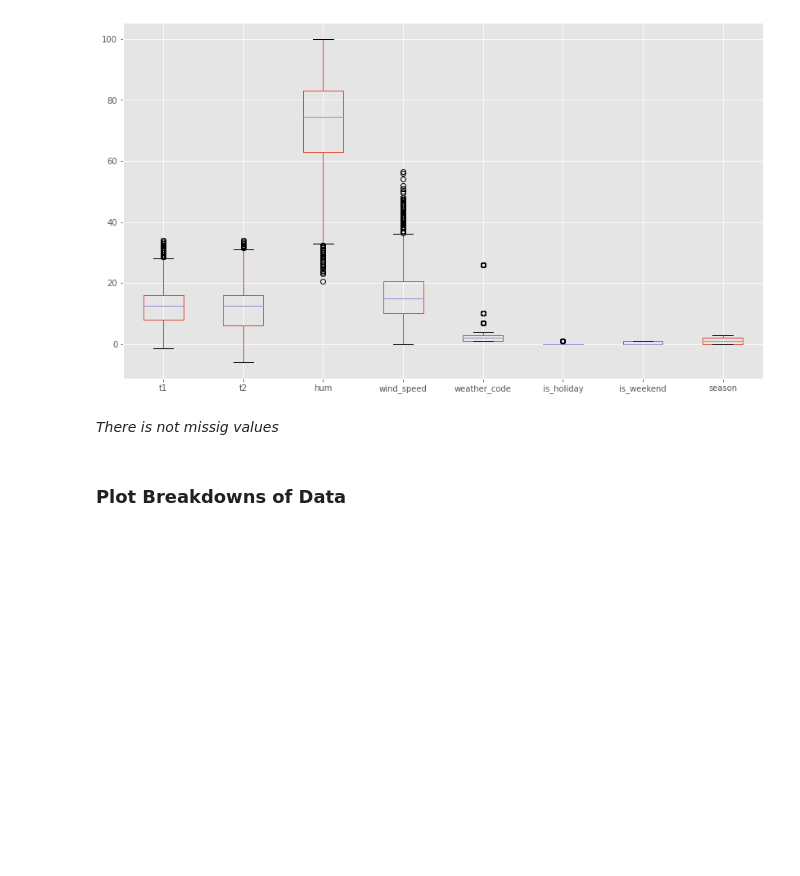
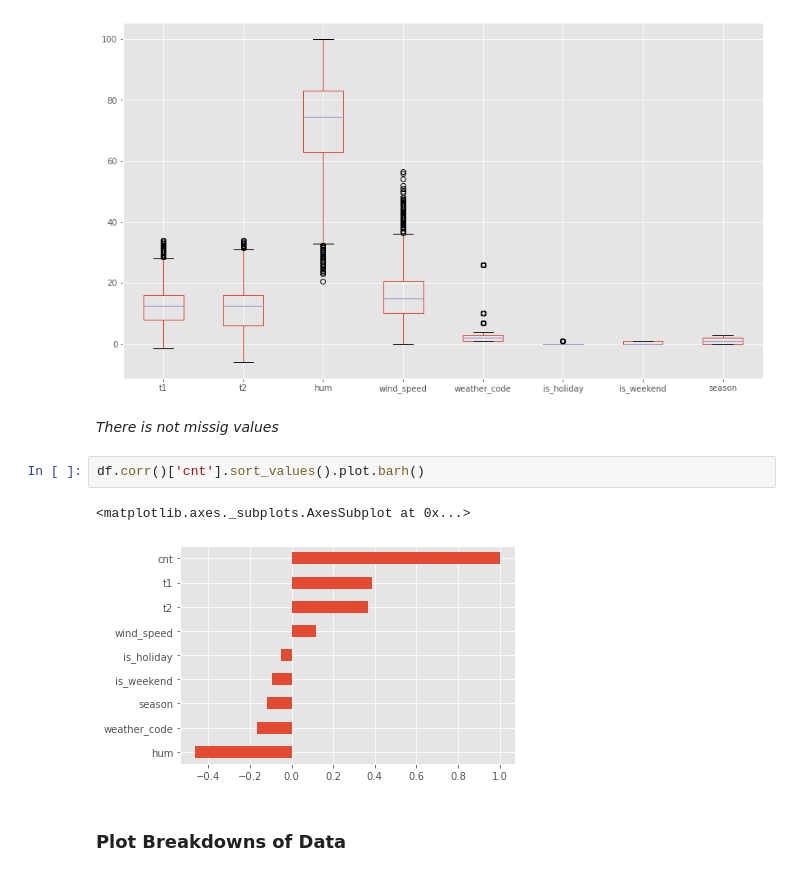
Before and after one commit to smeteo/Data_Science_and_Machine_Learning, a Jupyter notebook: 8._Capstone_Projects/Project_3_Demand_Prediction/Demand_Prediction_Capstone_3.ipynb, the cells around one changed output. Cells and saved outputs as stored; diff of their text form; blank space fills up the shorter version.

```diff
--- a/8._Capstone_Projects/Project_3_Demand_Prediction/Demand_Prediction_Capstone_3.ipynb
+++ b/8._Capstone_Projects/Project_3_Demand_Prediction/Demand_Prediction_Capstone_3.ipynb
@@ -177,6 +181,11 @@ df.drop('cnt',axis=1).plot.box(figsize=(14,8))
 [figure]
 # %% [markdown]
 _There is not missig values_
+# %%
+df.corr()['cnt'].sort_values().plot.barh()
+# %% [output]
+<matplotlib.axes._subplots.AxesSubplot at 0x...>
+[figure, added]
 # %% [markdown]
 ### Plot Breakdowns of Data
 # %% [markdown]
```
Also changed, not shown: parts of 2 cells of this notebook.
